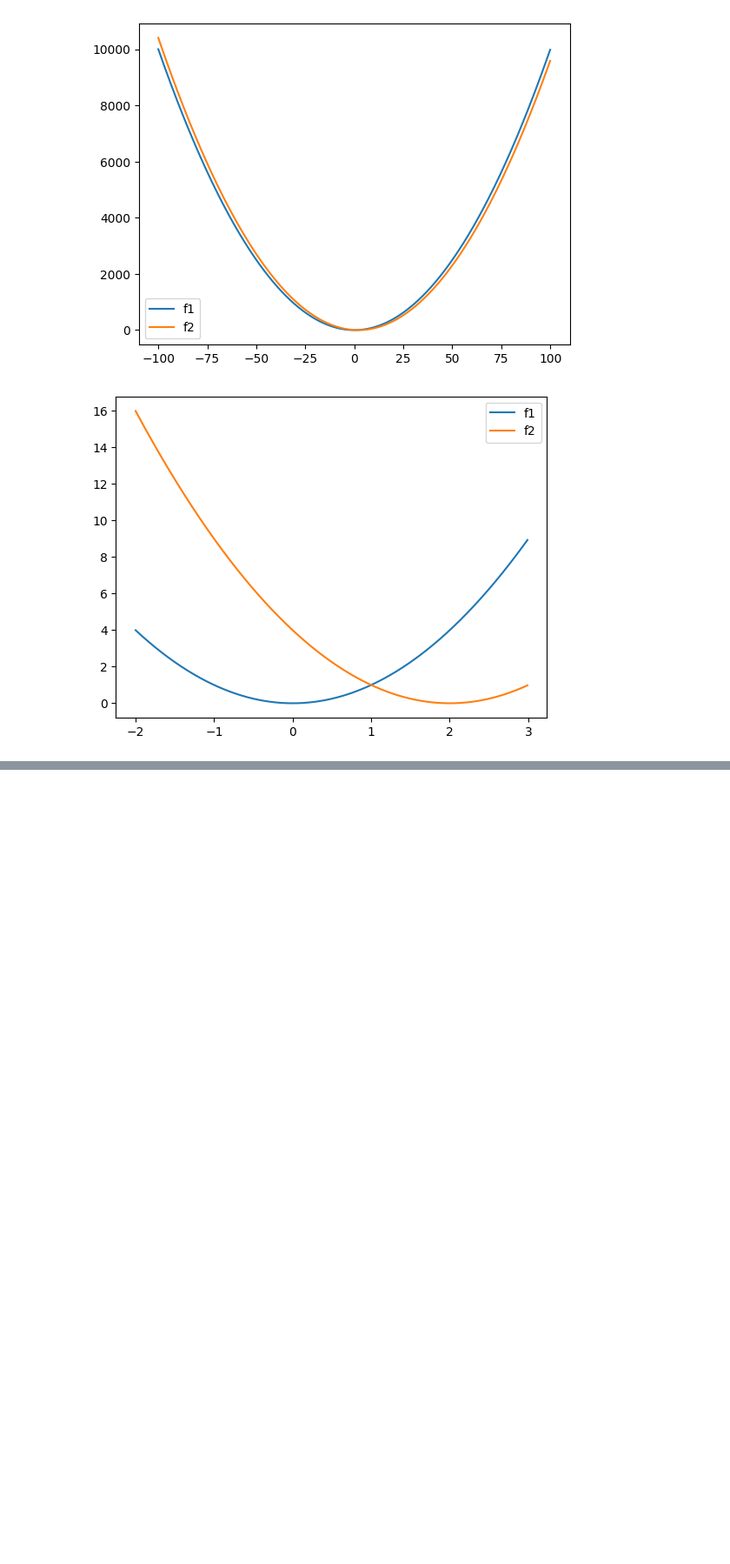
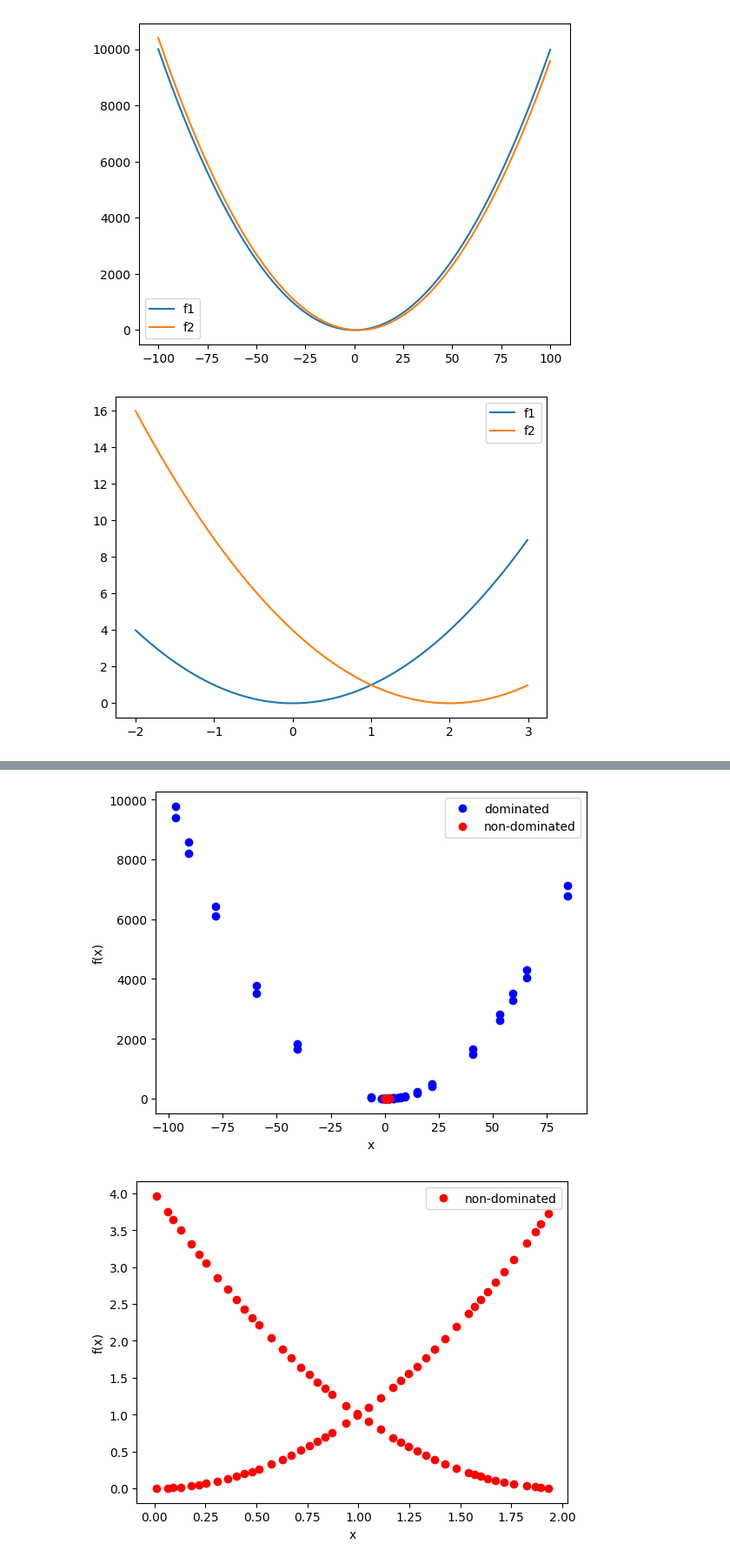
Before and after one commit to NREL/bbopt, a Jupyter notebook: examples/socemo.ipynb, the cells around one changed output, grey strips where cells are left out. Shown at 87% size. Drawn from its saved outputs; the diff is of its cells as text; code cells hidden in the pictures; blank space fills up the shorter version.

```diff
--- a/examples/socemo.ipynb
+++ b/examples/socemo.ipynb
@@ -113,0 +163,9 @@ array([[3.26296017e+00, 3.74939066e-02],
+# %%
+# Add last samples to the surrogate models
+if surrogateModels[0].nsamples() < samplesUpToIter[-1]:
+    objdim = 2
+    for i in range(objdim):
+        surrogateModels[i].update_samples(res.samples[samplesUpToIter[-2]:,:])
+        surrogateModels[i].update_coefficients(res.fsamples[samplesUpToIter[-2]:,i])
+
+surrogateModels[0].nsamples()
@@ -113,0 +178,5 @@ array([[3.26296017e+00, 3.74939066e-02],
+# %%
+# Continue optimization
+
+maxeval2 = 30
+res2 = socemo(objf, bounds, maxeval2, surrogateModels=surrogateModels, acquisitionFunc=localAcquisition, acquisitionFuncGlobal=globalAcquisition, disp=True)
@@ -113,0 +201,33 @@ array([[3.26296017e+00, 3.74939066e-02],
+# %%
+from matplotlib import pyplot as plt
+
+samples = res2.samples.flatten()
+f1 = res2.fsamples[:,0].flatten()
+f2 = res2.fsamples[:,1].flatten()
+nondominated = res2.x
+paretoFront = res2.fx
+
+plt.plot(samples, f1, 'bo', label="dominated")
+plt.plot(samples, f2, 'bo')
+plt.plot(nondominated, paretoFront[:,0], 'ro', label="non-dominated")
+plt.plot(nondominated, paretoFront[:,1], 'ro')
+plt.xlabel("x")
+plt.ylabel("f(x)")
+plt.legend()
+plt.show()
+
+plt.plot(nondominated, paretoFront[:,0], 'ro', label="non-dominated")
+plt.plot(nondominated, paretoFront[:,1], 'ro')
+plt.xlabel("x")
+plt.ylabel("f(x)")
+plt.legend()
+plt.show()
+
+plt.scatter(res2.fx[:, 0], res2.fx[:, 1], label="Pareto front")
+plt.xlabel(r"$f_1$")
+plt.ylabel(r"$f_2$")
+plt.legend()
+plt.show()
+# %% [output]
+[figure, added]
+[figure, added]
```
Also changed, not shown: parts of 9 cells of this notebook, 4 other files.
